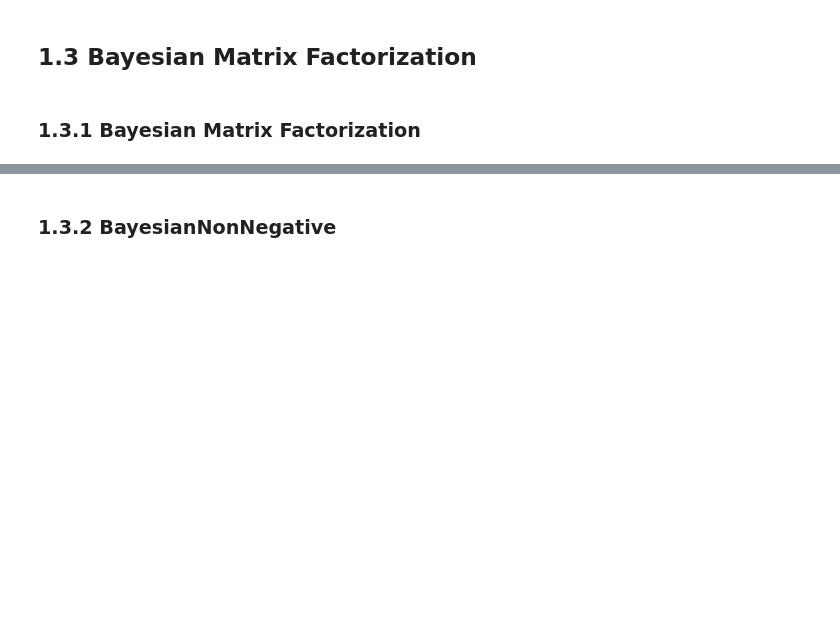
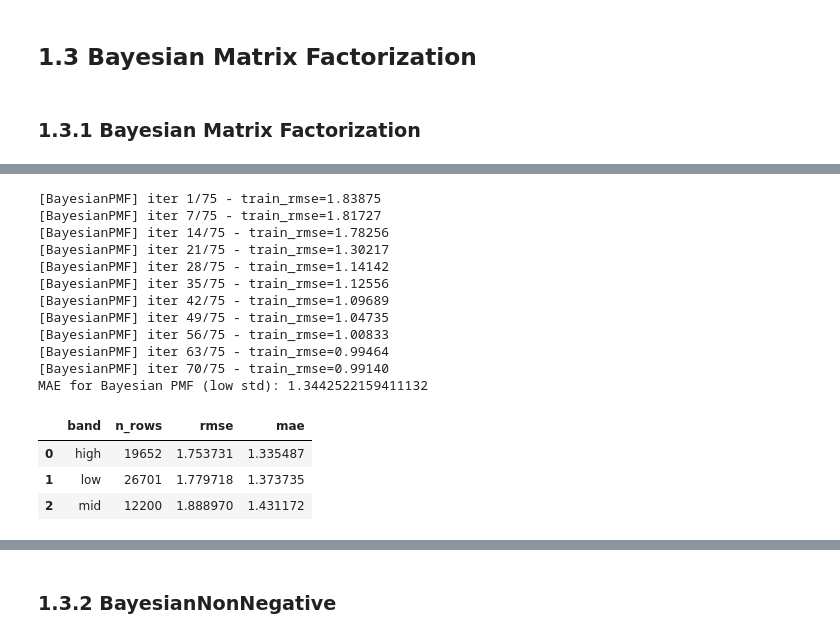
Before and after one commit to Mariogarber/recomendation-system, a Jupyter notebook: colaborative-filtering/recomendation-system.ipynb, the cells around one changed output, grey strips where cells are left out. Cells and saved outputs as stored; diff of their text form; code cells hidden in the pictures; blank space fills up the shorter version.

```diff
--- a/colaborative-filtering/recomendation-system.ipynb
+++ b/colaborative-filtering/recomendation-system.ipynb
@@ -349,12 +366,29 @@ evaluator.evaluate(bayesian_pmf, test_data)
 # %%
-bayesian_pmf_low_std = BayesianPMF(n_factors=10, n_iters=50, burn_in=20, verbose=True, rating_std=0.8)
+bayesian_pmf_low_std = BayesianPMF(n_factors=10, n_iters=75, burn_in=20, verbose=True, rating_std=0.8)
 bayesian_pmf_low_std.fit(train_data)
 
 bayesian_pmf_low_std_predictions = bayesian_pmf_low_std.predict_df(test_data, round_predictions=True)
 mae_bayesian_pmf_low_std = np.mean(np.abs(bayesian_pmf_low_std_predictions['prediction'] - test_data['rating']))
 print(f'MAE for Bayesian PMF (low std): {mae_bayesian_pmf_low_std}')
 
 evaluator.evaluate(bayesian_pmf_low_std, test_data)
+# %% [output]
+[BayesianPMF] iter 1/75 - train_rmse=1.83875
+[BayesianPMF] iter 7/75 - train_rmse=1.81727
+[BayesianPMF] iter 14/75 - train_rmse=1.78256
+[BayesianPMF] iter 21/75 - train_rmse=1.30217
+[BayesianPMF] iter 28/75 - train_rmse=1.14142
+[BayesianPMF] iter 35/75 - train_rmse=1.12556
+[BayesianPMF] iter 42/75 - train_rmse=1.09689
+[BayesianPMF] iter 49/75 - train_rmse=1.04735
+[BayesianPMF] iter 56/75 - train_rmse=1.00833
+[BayesianPMF] iter 63/75 - train_rmse=0.99464
+[BayesianPMF] iter 70/75 - train_rmse=0.99140
+MAE for Bayesian PMF (low std): 1.3442522159411132
+|  | band | n_rows | rmse | mae |
+| 0 | high | 19652 | 1.753731 | 1.335487 |
+| 1 | low | 26701 | 1.779718 | 1.373735 |
+| 2 | mid | 12200 | 1.888970 | 1.431172 |
 # %%
 bayesian_pmf_with_biases = BayesianPMFWithBiases(n_factors=10, n_iters=50, burn_in=20, verbose=True, rating_std=0.8, user_bias_std=0.5, item_bias_std=0.5)
 
```
Also changed, not shown: parts of 51 cells of this notebook.
